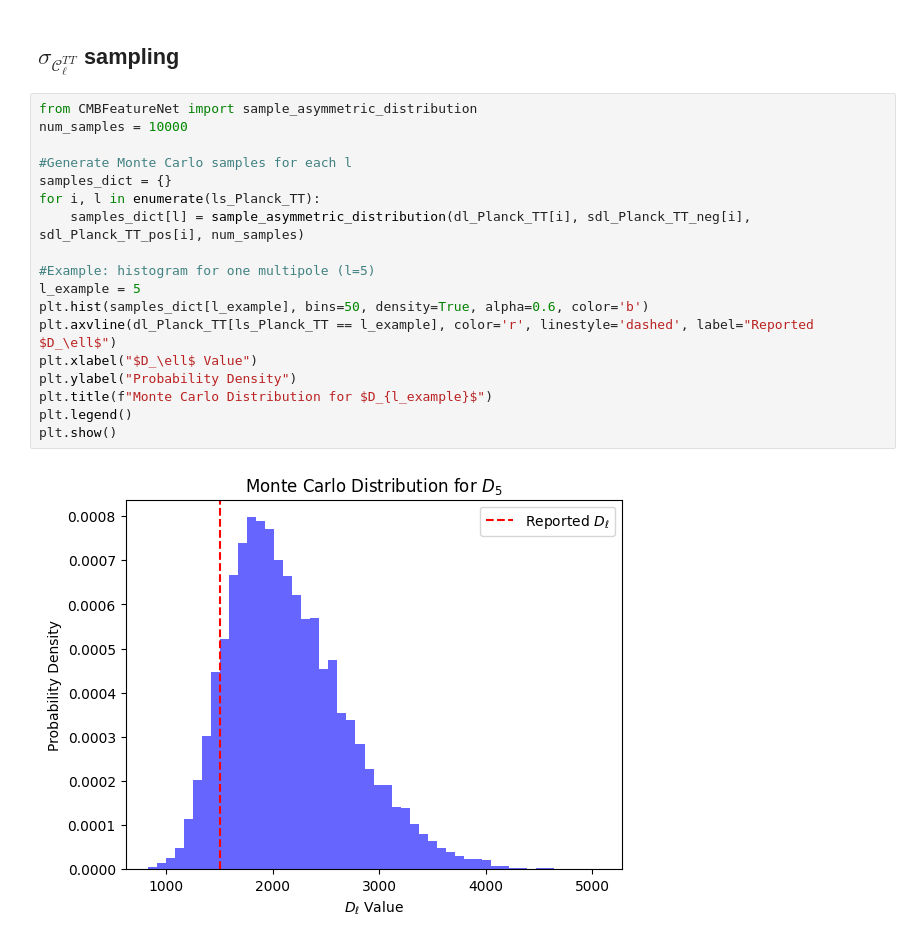
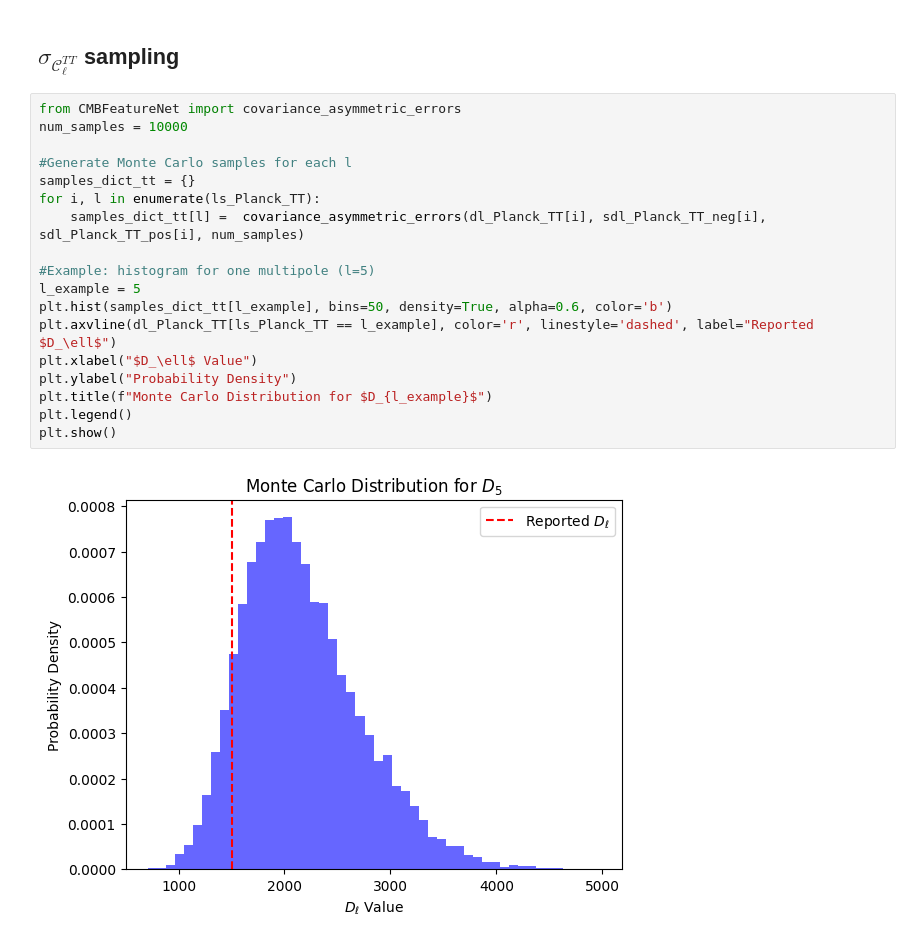
Before and after one commit to SkyExplain/SkySimulation, a Jupyter notebook: simulated_maps/MC_covariance.ipynb, the cells around one changed output. Cells and saved outputs as stored; diff of their text form.

```diff
--- a/simulated_maps/MC_covariance.ipynb
+++ b/simulated_maps/MC_covariance.ipynb
@@ -55,23 +56,23 @@ round_ls_Pl_EE = np.round(ls_Planck_EE)
 # %% [markdown]
 ## $\sigma_{\mathcal{C}_{\ell}^{TT}}$ sampling
 # %%
-from CMBFeatureNet import sample_asymmetric_distribution
+from CMBFeatureNet import covariance_asymmetric_errors
 num_samples = 10000
 
 #Generate Monte Carlo samples for each l
-samples_dict = {}
+samples_dict_tt = {}
 for i, l in enumerate(ls_Planck_TT):
-    samples_dict[l] = sample_asymmetric_distribution(dl_Planck_TT[i], sdl_Planck_TT_neg[i], sdl_Planck_TT_pos[i], num_samples)
+    samples_dict_tt[l] =  covariance_asymmetric_errors(dl_Planck_TT[i], sdl_Planck_TT_neg[i], sdl_Planck_TT_pos[i], num_samples)
 
 #Example: histogram for one multipole (l=5)
 l_example = 5
-plt.hist(samples_dict[l_example], bins=50, density=True, alpha=0.6, color='b')
+plt.hist(samples_dict_tt[l_example], bins=50, density=True, alpha=0.6, color='b')
 plt.axvline(dl_Planck_TT[ls_Planck_TT == l_example], color='r', linestyle='dashed', label="Reported $D_\ell$")
 plt.xlabel("$D_\ell$ Value")
 plt.ylabel("Probability Density")
 plt.title(f"Monte Carlo Distribution for $D_{l_example}$")
 plt.legend()
 plt.show()
 # %% [output]
-[figure, old version]
+[figure, new version]
 # %%
```
Also changed, not shown: parts of 7 cells of this notebook.
